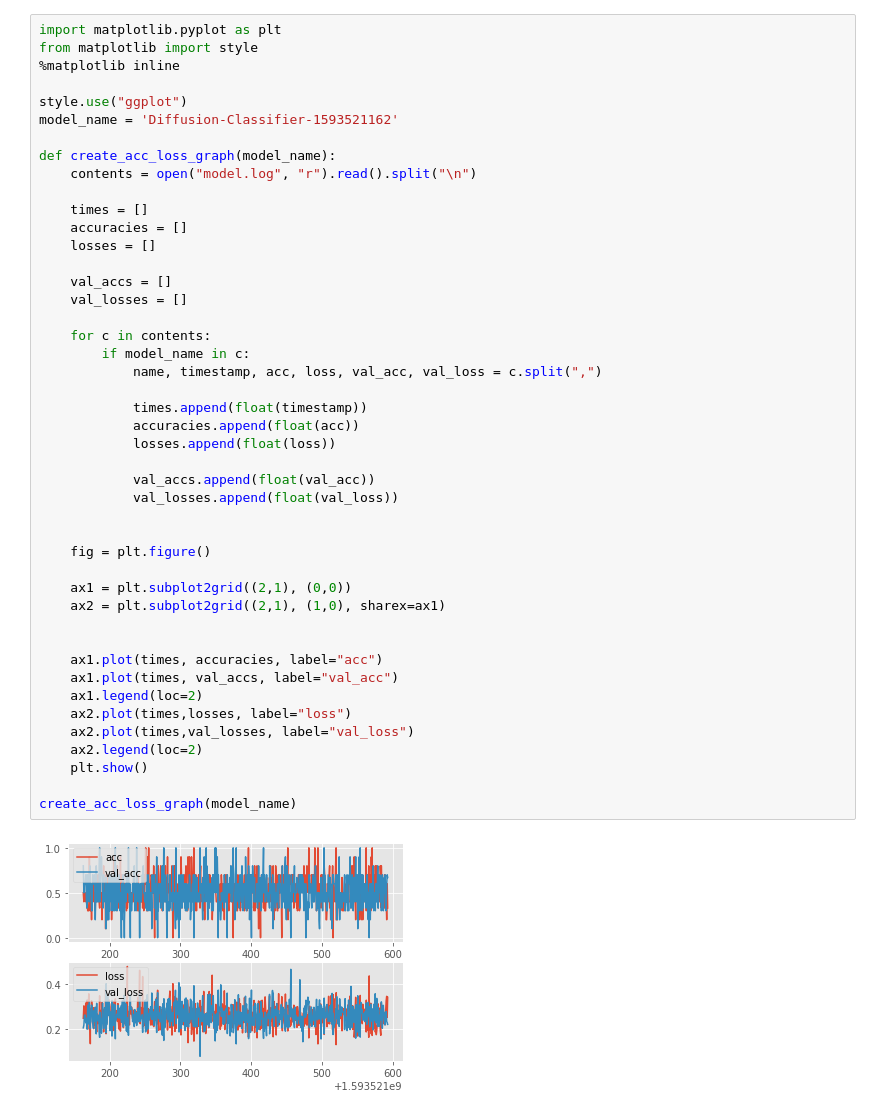
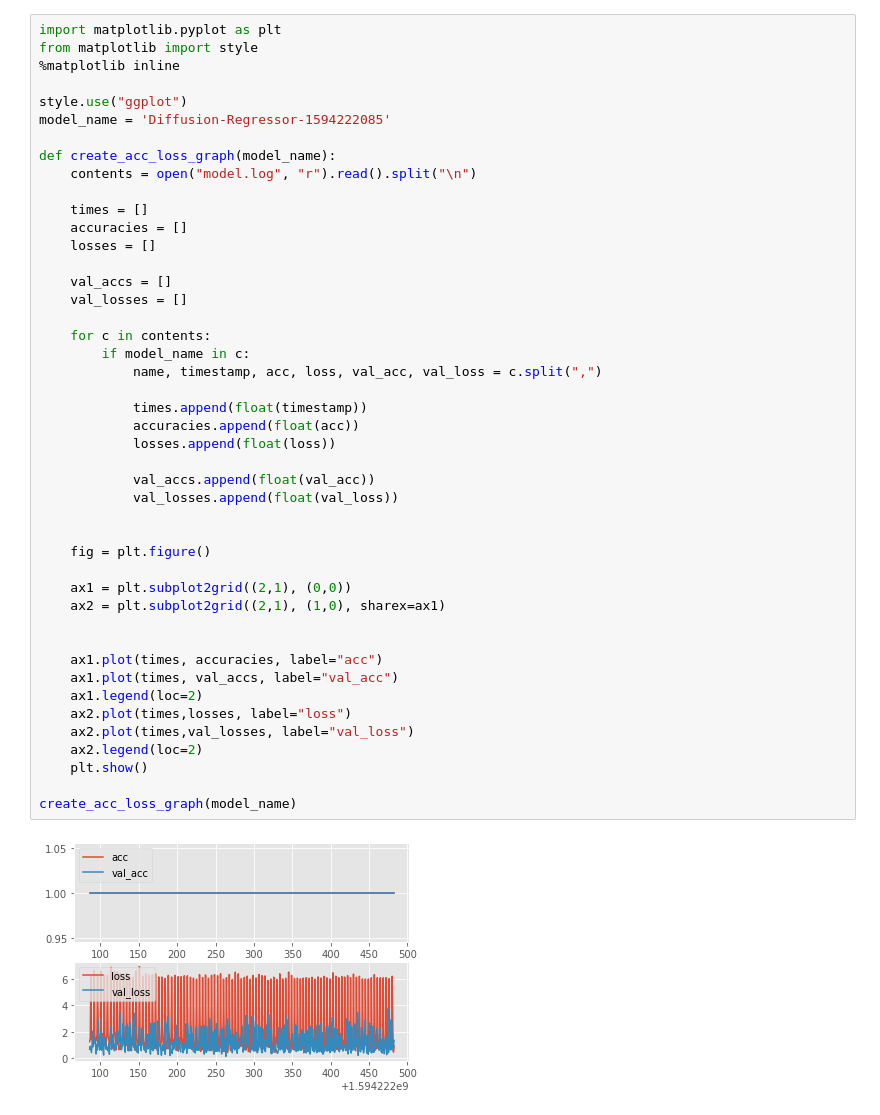
Before and after one commit to Doctor-Dolan/Convnet_Classifier, a Jupyter notebook: Convnet_Classifier/Visualize_Model.ipynb, the cells around one changed output. Drawn from its saved outputs; the diff is of its cells as text.

Commit message:
Regression model

```diff
--- a/Convnet_Classifier/Visualize_Model.ipynb
+++ b/Convnet_Classifier/Visualize_Model.ipynb
@@ -4,7 +4,7 @@ from matplotlib import style
 %matplotlib inline
 
 style.use("ggplot")
-model_name = 'Diffusion-Classifier-1593521162'
+model_name = 'Diffusion-Regressor-1594222085'
 
 def create_acc_loss_graph(model_name):
     contents = open("model.log", "r").read().split("\n")
@@ -17,31 +17,31 @@ def create_acc_loss_graph(model_name):
     val_losses = []
 
     for c in contents:
         if model_name in c:
             name, timestamp, acc, loss, val_acc, val_loss = c.split(",")
 
             times.append(float(timestamp))
             accuracies.append(float(acc))
             losses.append(float(loss))
 
             val_accs.append(float(val_acc))
             val_losses.append(float(val_loss))
 
 
     fig = plt.figure()
 
     ax1 = plt.subplot2grid((2,1), (0,0))
     ax2 = plt.subplot2grid((2,1), (1,0), sharex=ax1)
 
 
     ax1.plot(times, accuracies, label="acc")
     ax1.plot(times, val_accs, label="val_acc")
     ax1.legend(loc=2)
     ax2.plot(times,losses, label="loss")
     ax2.plot(times,val_losses, label="val_loss")
     ax2.legend(loc=2)
     plt.show()
 
 create_acc_loss_graph(model_name)
 # %% [output]
-[figure, old version]
+[figure, new version]
```
Also changed, not shown: 2 other files.
